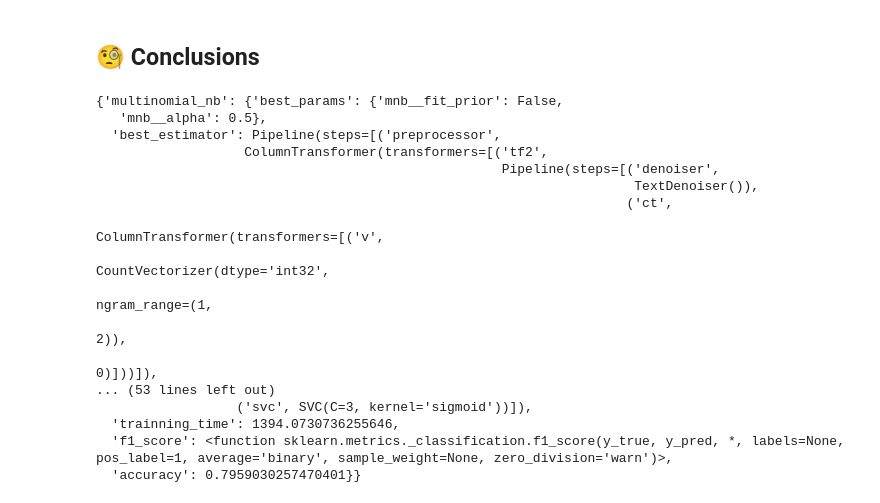
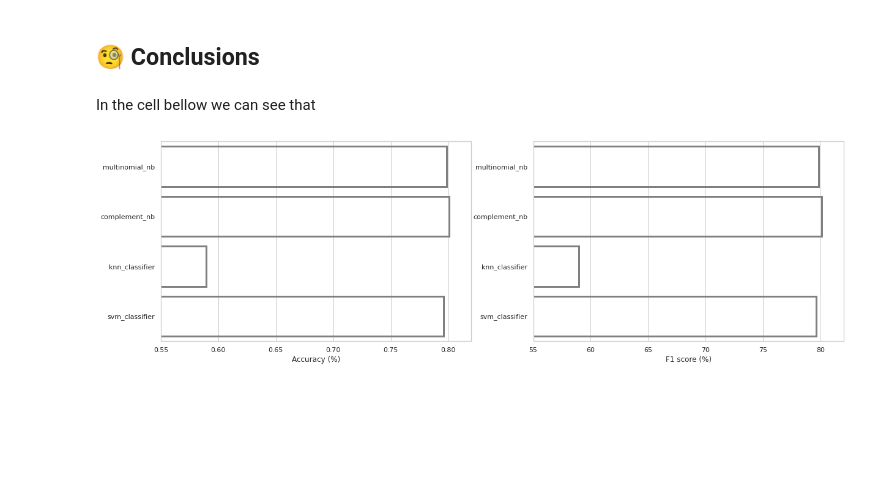
Before and after one commit to wilberquito/Sarcasm-Detector, a Jupyter notebook: detection.ipynb, the cells around one changed output. Drawn from its saved outputs; the diff is of its cells as text; code cells hidden in the pictures; blank space fills up the shorter version.

Commit message:
Plots for clonclusions

```diff
--- a/detection.ipynb
+++ b/detection.ipynb
@@ -626,7 +633,7 @@ M['complement_nb'] = {
     'best_params': rsp.best_params_,
     'best_estimator': rsp.best_estimator_,
     'trainning_time': elapsed,
-    'f1_score': f1_score,
+    'f1_score': f1,
     'accuracy': accuracy
 }
 # %% [markdown]
@@ -697,7 +704,7 @@ M['knn_classifier'] = {
     'best_params': rsp.best_params_,
     'best_estimator': rsp.best_estimator_,
     'trainning_time': elapsed,
-    'f1_score': f1_score,
+    'f1_score': f1,
     'accuracy': accuracy
 }
 # %% [markdown]
@@ -768,28 +775,53 @@ M['svm_classifier'] = {
     'best_params': rsp.best_params_,
     'best_estimator': rsp.best_estimator_,
     'trainning_time': elapsed,
-    'f1_score': f1_score,
+    'f1_score': f1,
     'accuracy': accuracy
 }
 # %% [markdown]
 ## 🧐 Conclusions <a class="anchor" id="conclusions"></a>
-# %%
-M
-# %% [output]
-{'multinomial_nb': {'best_params': {'mnb__fit_prior': False,
-   'mnb__alpha': 0.5},
-  'best_estimator': Pipeline(steps=[('preprocessor',
-                   ColumnTransformer(transformers=[('tf2',
-                                                    Pipeline(steps=[('denoiser',
-                                                                     TextDenoiser()),
-                                                                    ('ct',
-                                                                     ColumnTransformer(transformers=[('v',
-                                                                                                      CountVectorizer(dtype='int32',
-                                                                                                                      ngram_range=(1,
-                                                                                                                                   2)),
-                                                                                                      0)]))]),
-... (53 lines left out)
-                  ('svc', SVC(C=3, kernel='sigmoid'))]),
-  'trainning_time': 1394.0730736255646,
-  'f1_score': <function sklearn.metrics._classification.f1_score(y_true, y_pred, *, labels=None, pos_label=1, average='binary', sample_weight=None, zero_division='warn')>,
-  'accuracy': 0.7959030257470401}}
+# %%
+models = list(M.keys())
+training_time_for_models = [M[m]['trainning_time'] for m in models]
+f1_score_for_models = [M[m]['f1_score'] for m in models]
+accuracy_for_models = [M[m]['accuracy'] for m in models]
+
+df = pd.DataFrame(
+  {
+      'training_time': training_time_for_models,
+      'accuracy': accuracy_for_models,
+      'f1_score': f1_score_for_models
+  },
+  index = models
+)
+# %% [markdown]
+In the cell bellow we can see that
+# %%
+fig, (ax1, ax2) = plt.subplots(1, 2, figsize=(20, 6))
+
+ax = sns.barplot(
+            data=df,
+            y=df.index,
+            x=df["accuracy"],
+            capsize=.4,
+            linewidth=3,
+            edgecolor=".5",
+            facecolor=(0, 0, 0, 0),
+            ax=ax1)
+_ = ax.axes.set_xlim((0.55, 0.82))
+_ = ax.axes.set(xlabel ="Accuracy (%)")
+
+
+ax = sns.barplot(
+            data=df,
+            y=df.index,
+            x=df["accuracy"] * 100,
+            capsize=.4,
+            linewidth=3,
+            edgecolor=".5",
+            facecolor=(0, 0, 0, 0),
+            ax=ax2)
+_ = ax.axes.set_xlim((55, 82))
+_ = ax.axes.set(xlabel ="F1 score (%)")
+# %% [output]
+[figure, added]
```
Also changed, not shown: parts of 20 cells of this notebook.
